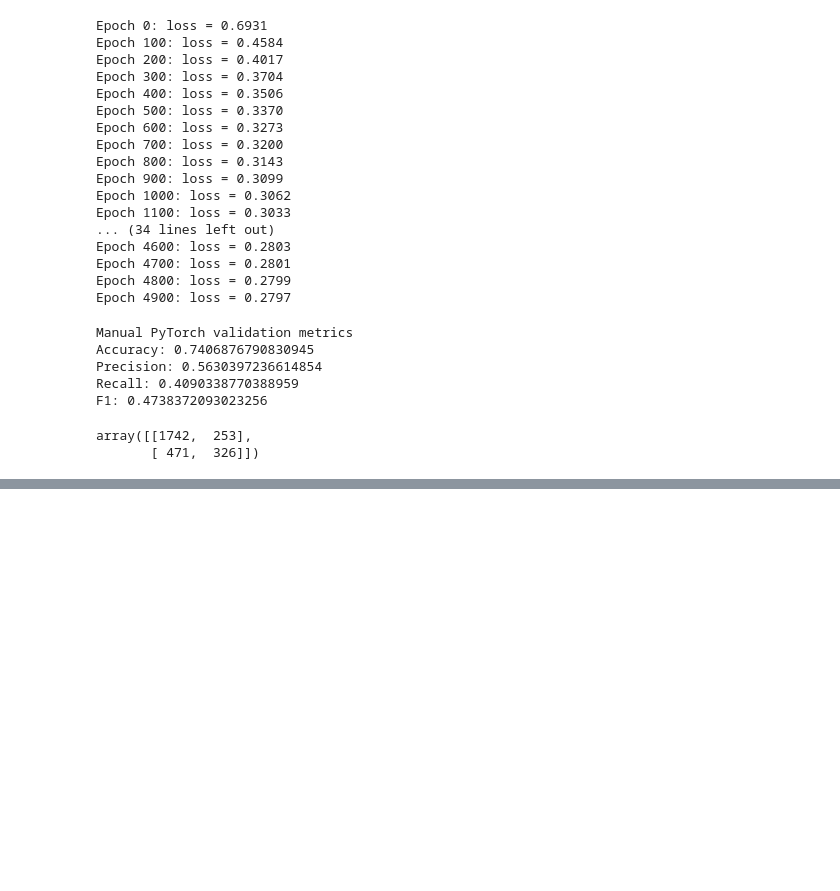
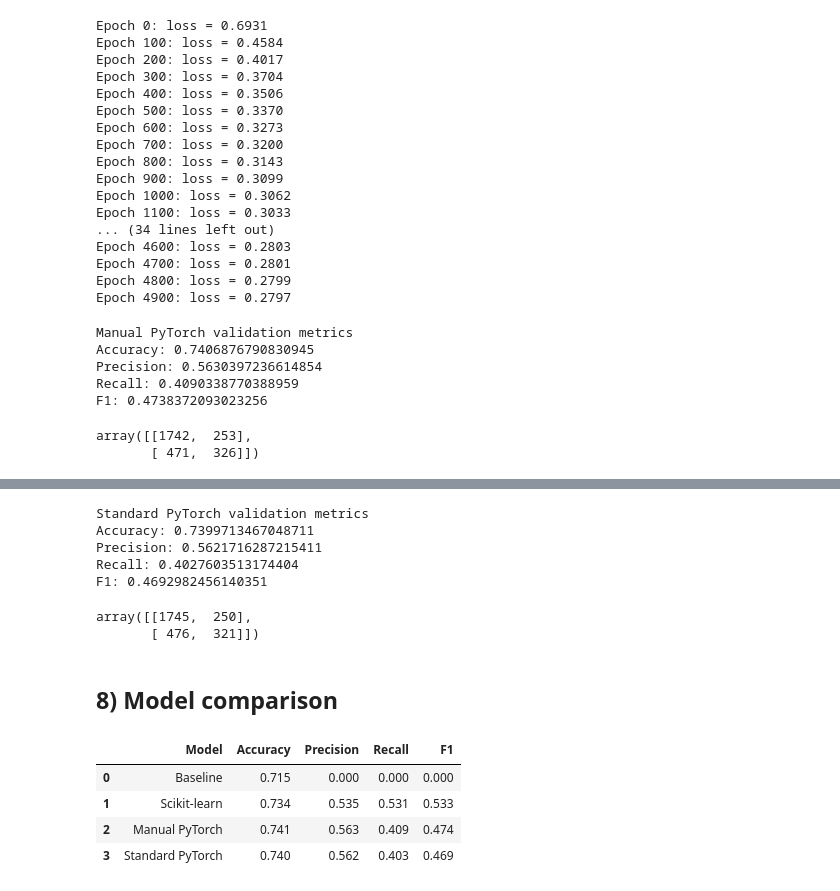
Before and after one commit to jacoboalonsista33/daiist-assignment-1, a Jupyter notebook: train.ipynb, the cells around one changed output, grey strips where cells are left out. Cells and saved outputs as stored; diff of their text form; code cells hidden in the pictures; blank space fills up the shorter version.

```diff
--- a/train.ipynb
+++ b/train.ipynb
@@ -408,7 +408,8 @@ F1: 0.0
 from sklearn.linear_model import LogisticRegression
 # Create and train the scikit-learn logistic regression model
 
-sk_model = LogisticRegression(
+sk_model = LogisticRegression( #I removed sklearn’s default L2 regularization because the manual PyTorch implementation did not include regularization. I wanted all implementations to represent the same underlying logistic regression model
+    penalty=None,
     max_iter=1000
 )
 
@@ -550,0 +609,72 @@ array([[1742,  253],
+# %%
+with torch.no_grad():
+    standard_val_logits = standard_model(X_val_t).squeeze()
+    standard_val_prob = torch.sigmoid(standard_val_logits).numpy()
+# %%
+standard_val_pred = (standard_val_prob >= 0.5).astype(int)
+# %%
+standard_accuracy = accuracy_score(y_val, standard_val_pred)
+standard_precision = precision_score(y_val, standard_val_pred, zero_division=0)
+standard_recall = recall_score(y_val, standard_val_pred, zero_division=0)
+standard_f1 = f1_score(y_val, standard_val_pred, zero_division=0)
+
+print("Standard PyTorch validation metrics")
+print("Accuracy:", standard_accuracy)
+print("Precision:", standard_precision)
+print("Recall:", standard_recall)
+print("F1:", standard_f1)
+# %% [output]
+Standard PyTorch validation metrics
+Accuracy: 0.7399713467048711
+Precision: 0.5621716287215411
+Recall: 0.4027603513174404
+F1: 0.4692982456140351
+# %%
+standard_cm = confusion_matrix(y_val, standard_val_pred)
+standard_cm
+# %% [output]
+array([[1745,  250],
+       [ 476,  321]])
+# %% [markdown]
+## 8) Model comparison
+# %%
+comparison = pd.DataFrame({
+    "Model": [
+        "Baseline",
+        "Scikit-learn",
+        "Manual PyTorch",
+        "Standard PyTorch"
+    ],
+    "Accuracy": [
+        baseline_accuracy,
+        sk_accuracy,
+        manual_accuracy,
+        standard_accuracy
+    ],
+    "Precision": [
+        baseline_precision,
+        sk_precision,
+        manual_precision,
+        standard_precision
+    ],
+    "Recall": [
+        baseline_recall,
+        sk_recall,
+        manual_recall,
+        standard_recall
+    ],
+    "F1": [
+        baseline_f1,
+        sk_f1,
+        manual_f1,
+        standard_f1
+    ]
+})
+
+comparison.round(3)
+# %% [output]
+|  | Model | Accuracy | Precision | Recall | F1 |
+| 0 | Baseline | 0.715 | 0.000 | 0.000 | 0.000 |
+| 1 | Scikit-learn | 0.734 | 0.535 | 0.531 | 0.533 |
+| 2 | Manual PyTorch | 0.741 | 0.563 | 0.409 | 0.474 |
+| 3 | Standard PyTorch | 0.740 | 0.562 | 0.403 | 0.469 |
```
Also changed, not shown: parts of 32 cells of this notebook, 6 other files.
